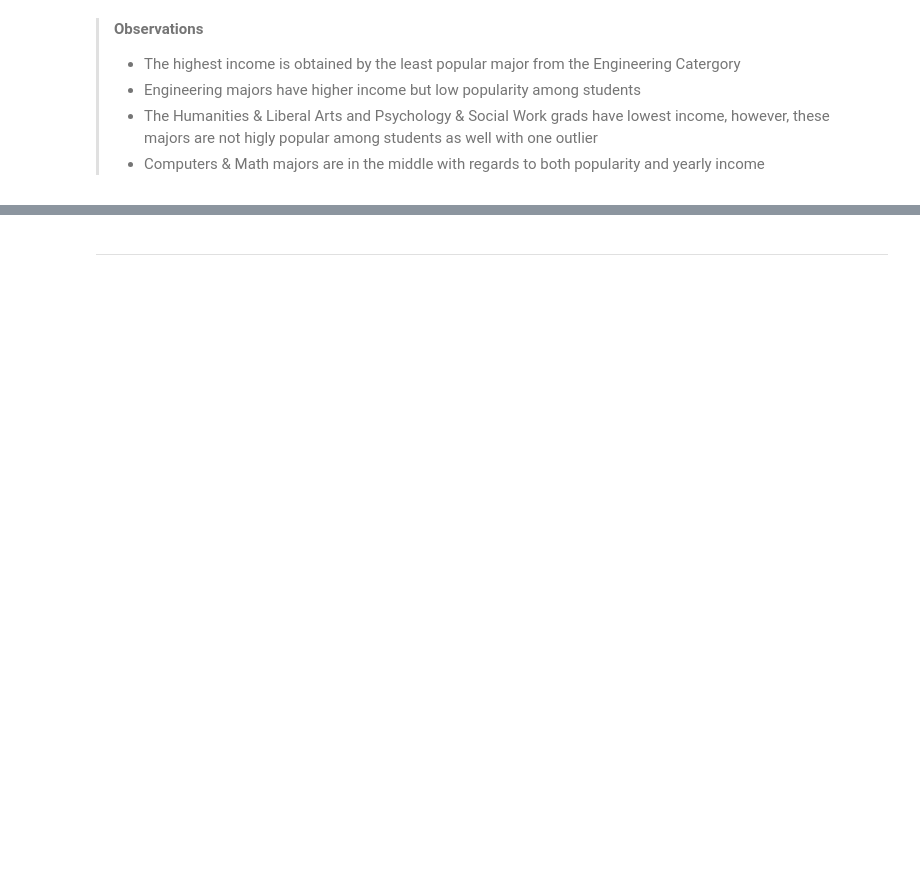
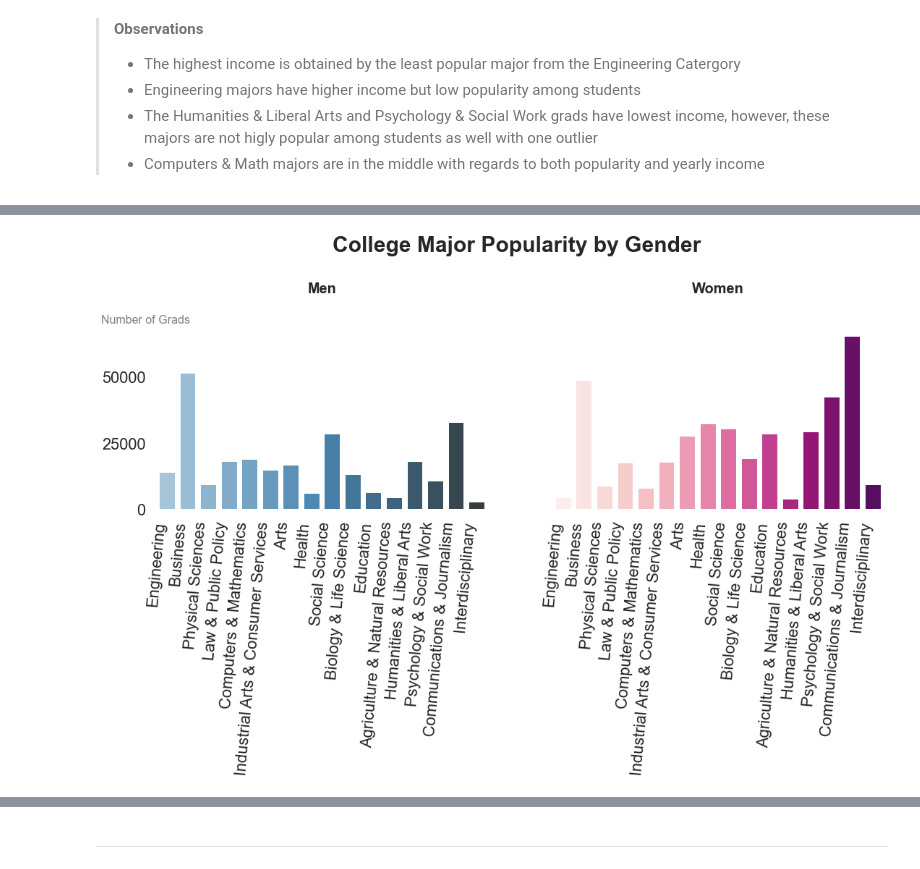
Before and after one commit to ofeliiaB/major_salary_analysis, a Jupyter notebook: MajorVsSalaryAnalysis.ipynb, the cells around one changed output, grey strips where cells are left out. Saved outputs shown, nothing was run; the diff lists cells and outputs as text; code cells hidden in the pictures; blank space fills up the shorter version.

Commit message:
gender major analysis

```diff
--- a/MajorVsSalaryAnalysis.ipynb
+++ b/MajorVsSalaryAnalysis.ipynb
@@ -164,0 +186,38 @@ plt.show()
+# %%
+sns.set_style("white")
+sns.set_context("poster")
+
+fig, axes = plt.subplots(1, 2, sharex=True, figsize=(18, 6))
+
+sns.barplot(
+    ax=axes[0], x="Major_category", y="Men", data=grads, errwidth=0, palette="Blues_d"
+)
+axes[0].set_xlabel("")
+axes[0].set_ylabel("")
+axes[0].set_title("Men", size=20, weight="bold")
+axes[0].set_yticks([0, 25000, 50000])
+
+sns.barplot(
+    ax=axes[1], x="Major_category", y="Women", data=grads, errwidth=0, palette="RdPu"
+)
+axes[1].set_xlabel("")
+axes[1].set_ylabel("", size=14)
+axes[1].set_title("Women", size=20, weight="bold")
+axes[1].set_yticks([])
+
+axes[0].set_ylim(0, 80000)
+axes[1].set_ylim(0, 80000)
+
+axes[0].text(
+    x=8,
+    y=97000,
+    s="College Major Popularity by Gender",
+    size=30,
+    weight="bold",
+)
+axes[0].text(x=-3.2, y=70000, s="Number of Grads", size=16, color="grey")
+sns.despine(bottom=True, left=True)
+fig.autofmt_xdate(rotation=85)
+plt.show()
+# %% [output]
+[figure, added]
```
Also changed, not shown: parts of 7 cells of this notebook.
